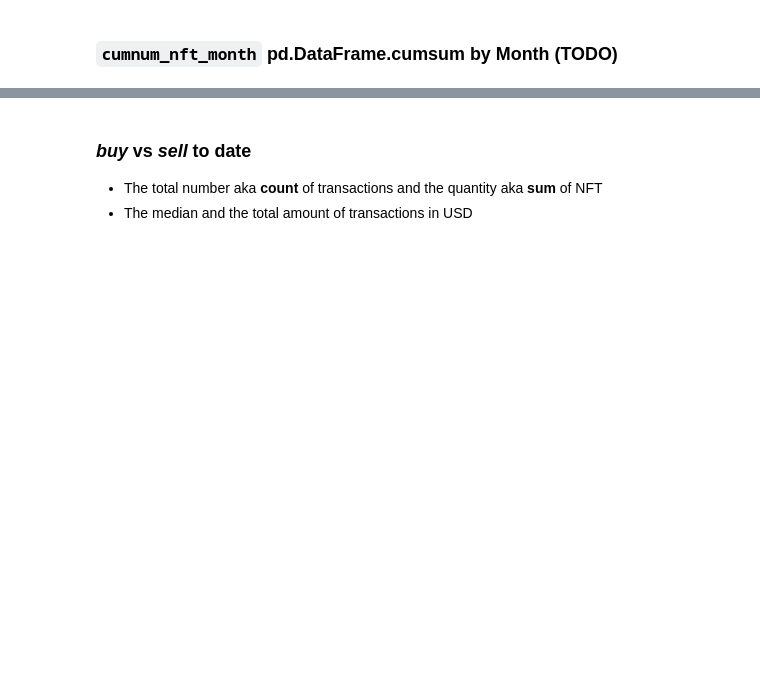
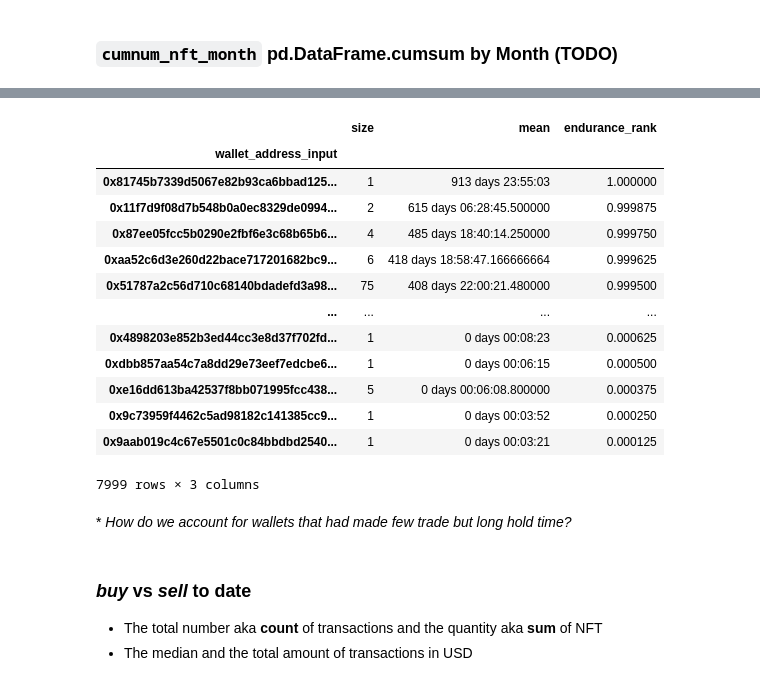
Before and after one commit to Cryptoro-DAO/OpenSea-API-crawler, a Jupyter notebook: Wallets Feature Engineering.ipynb, the cells around one changed output, grey strips where cells are left out. Drawn from its saved outputs; the diff is of its cells as text; code cells hidden in the pictures; blank space fills up the shorter version.

```diff
--- a/Wallets Feature Engineering.ipynb
+++ b/Wallets Feature Engineering.ipynb
@@ -894,0 +922,4 @@ Name: quantity, Length: 8608, dtype: int64
+# %%
+x = _.groupby('wallet_address_input')['duration_held'] \
+    .agg(['size', 'mean'])
+x
@@ -895,3 +962,24 @@ Name: quantity, Length: 8608, dtype: int64
+# %%
+x[x['mean'] > pd.Timedelta(0)] \
+    .assign(endurance_rank=lambda x: x['mean'].rank(pct=True)) \
+    .sort_values('endurance_rank', ascending=False)
+# %% [output]
+|  | size | mean | endurance_rank |
+| wallet_address_input |  |  |  |
+| 0x81745b7339d5067e82b93ca6bbad125... | 1 | 913 days 23:55:03 | 1.000000 |
+| 0x11f7d9f08d7b548b0a0ec8329de0994... | 2 | 615 days 06:28:45.500000 | 0.999875 |
+| 0x87ee05fcc5b0290e2fbf6e3c68b65b6... | 4 | 485 days 18:40:14.250000 | 0.999750 |
+| 0xaa52c6d3e260d22bace717201682bc9... | 6 | 418 days 18:58:47.166666664 | 0.999625 |
+| 0x51787a2c56d710c68140bdadefd3a98... | 75 | 408 days 22:00:21.480000 | 0.999500 |
+| ... | ... | ... | ... |
+| 0x4898203e852b3ed44cc3e8d37f702fd... | 1 | 0 days 00:08:23 | 0.000625 |
+| 0xdbb857aa54c7a8dd29e73eef7edcbe6... | 1 | 0 days 00:06:15 | 0.000500 |
+| 0xe16dd613ba42537f8bb071995fcc438... | 5 | 0 days 00:06:08.800000 | 0.000375 |
+| 0x9c73959f4462c5ad98182c141385cc9... | 1 | 0 days 00:03:52 | 0.000250 |
+| 0x9aab019c4c67e5501c0c84bbdbd2540... | 1 | 0 days 00:03:21 | 0.000125 |
+7999 rows × 3 columns
+# %% [markdown]
+\* _How do we account for wallets that had made few trade but long hold time?_
 # %% [markdown]
 ### _buy_ vs _sell_ to date
 
```
Also changed, not shown: parts of 11 cells of this notebook, 1 other file.
